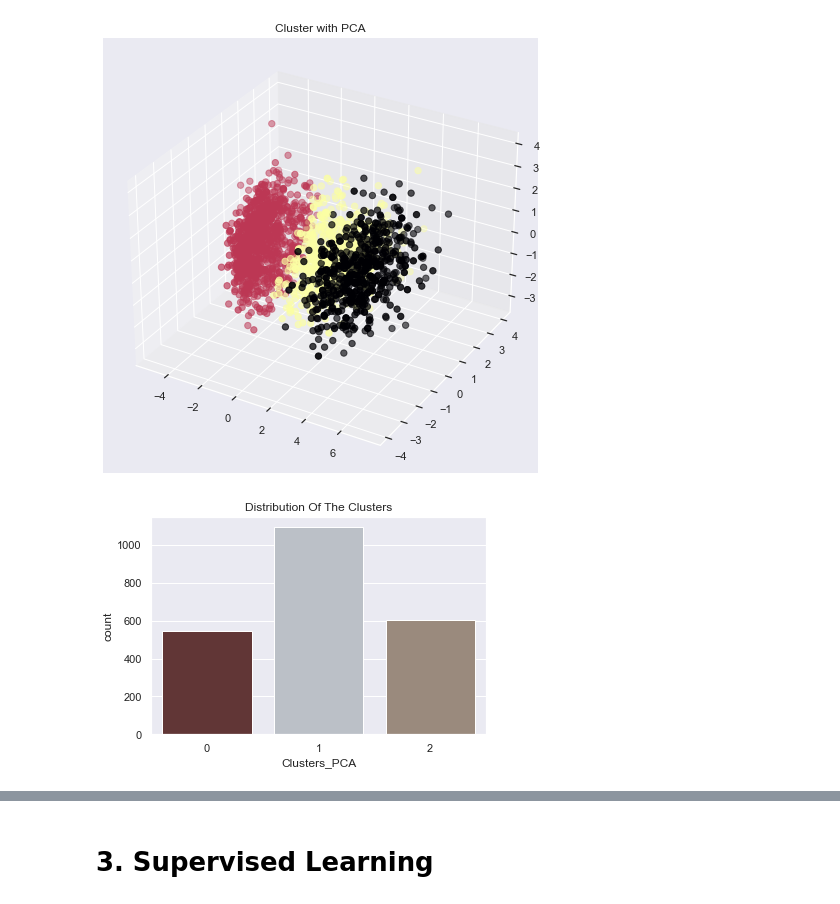
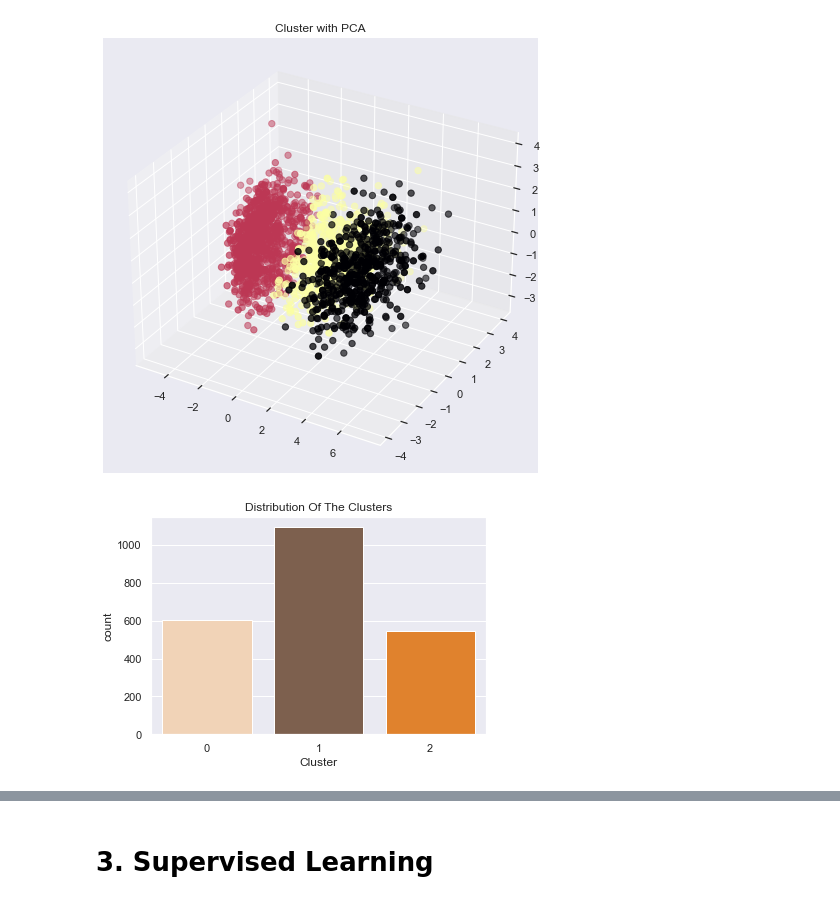
Before and after one commit to AndresGamboaBaldi/DataScience, a Jupyter notebook: CustomerAnalysis_Bustillos_Gamboa_Lopez_Quelali.ipynb, the cells around one changed output, grey strips where cells are left out. Drawn from its saved outputs; the diff is of its cells as text; code cells hidden in the pictures.

Commit message:
[Clustering] Update - Added Plots to Analyze clusters

```diff
--- a/CustomerAnalysis_Bustillos_Gamboa_Lopez_Quelali.ipynb
+++ b/CustomerAnalysis_Bustillos_Gamboa_Lopez_Quelali.ipynb
@@ -89,7 +89,7 @@ data=data.rename(columns={'NumWebPurchases': "Web_Purchases",
                           'MntFishProducts':'Fish',
                           'MntSweetProducts':'Sweets',
                           'MntGoldProds':'Gold'})
-data['Marital_Status'].replace({'Absurd':'Alone','YOLO':'Alone'}, inplace=True)
+data['Marital_Status'].replace({'Alone':'Single','Absurd':'Single','YOLO':'Single'}, inplace=True)
 
 # Calculate the amount of children that a client has
 data['Children'] = data['Kidhome'] + data['Teenhome']
@@ -281,6 +281,7 @@ En base a la gráfica anterior, se puede definir que:
 # %% [markdown]
 ### 1.6 Prepare data
 # %%
+data_to_plot = data
 data = pd.get_dummies(data)
 data.head()
 # %% [output]
@@ -387,6 +388,6 @@ get_best_k_elbow(X_complete)
 best_k = 3
 labels = KMeans(n_clusters=best_k, random_state=0).fit_predict(X_complete)
 # %%
-data['Cluster'] = labels
-data
+data_to_plot['Cluster'] = labels
+data_to_plot
 # %% [output]
@@ -447,5 +448,5 @@ x =PCA_ds[0]
 y =PCA_ds[1]
 z =PCA_ds[2]
 PCA_ds['Clusters_PCA'] = labels_PCA
-data['Clusters_PCA'] = labels_PCA
+data_to_plot['Clusters_PCA'] = labels_PCA
 # %%
@@ -470,9 +470,9 @@ plt.show()
 [figure]
 # %%
 #Plotting countplot of clusters
-pal = ["#682F2F","#B9C0C9", "#9F8A78","#F3AB60"]
-pl = sns.countplot(x=PCA_ds['Clusters_PCA'], palette= pal)
+pal = ['#FAD3AE', '#855E46', '#FE800F']
+pl = sns.countplot(x=data_to_plot['Cluster'], palette= pal)
 pl.set_title('Distribution Of The Clusters')
 plt.show()
 # %% [output]
-[figure, old version]
+[figure, new version]
```
Also changed, not shown: parts of 30 cells of this notebook.
